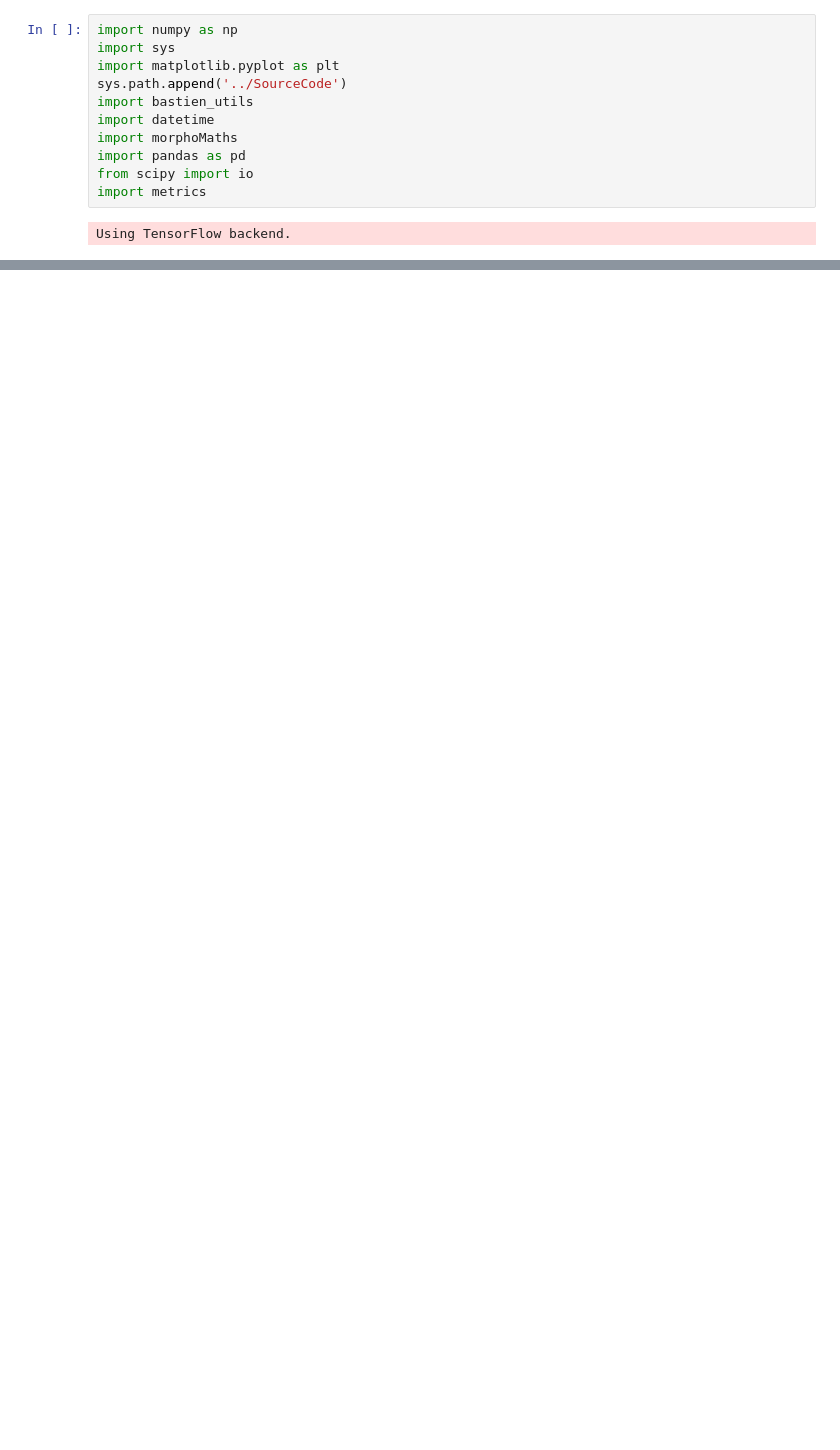
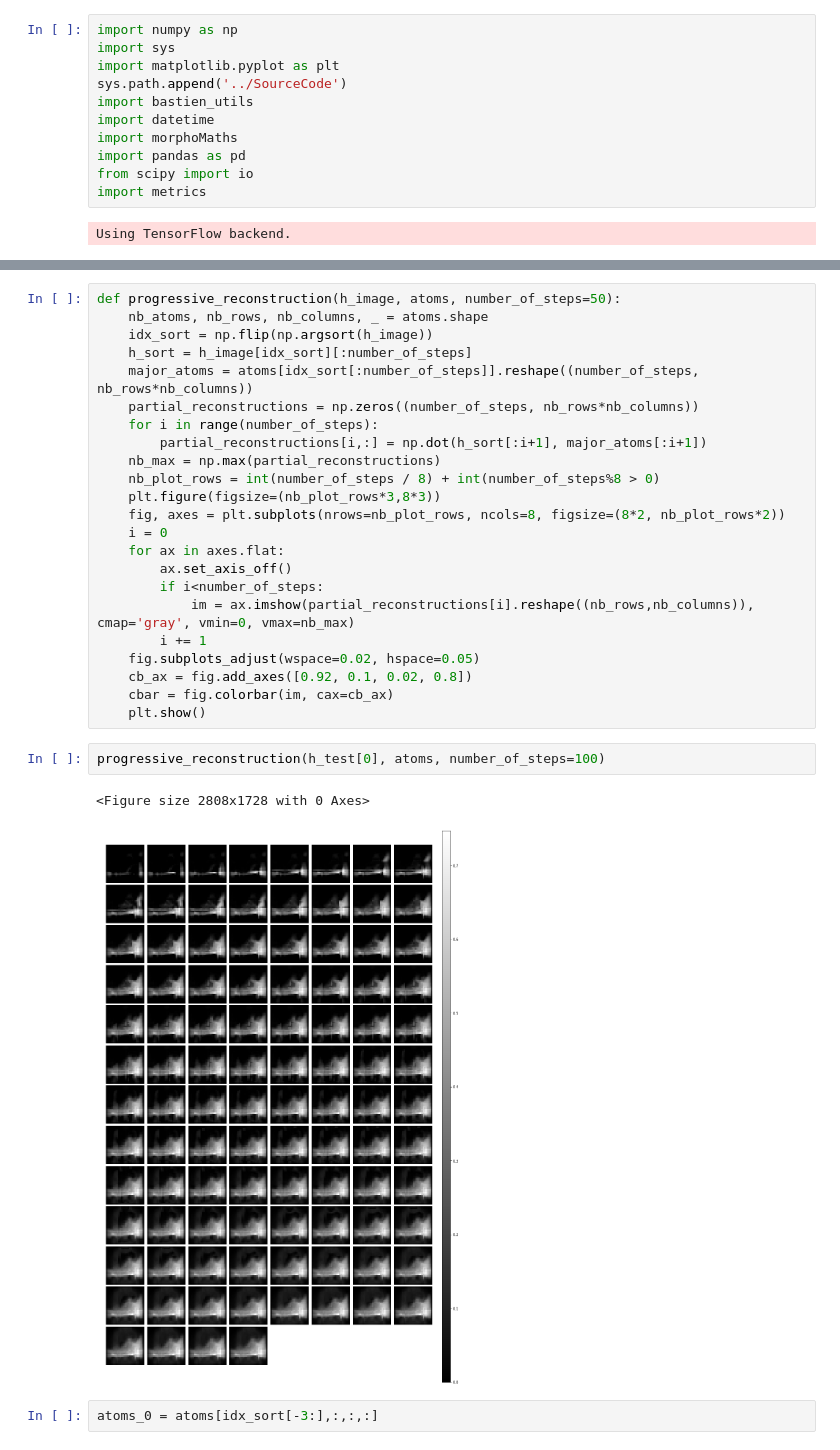
Before and after one commit to PonchonB/Mathematical_Morphologies_And_Deep_Learning, a Jupyter notebook: Notebooks/18_11_07_NNSAE_on_FashionMNIST.ipynb, the cells around one changed output, grey strips where cells are left out. Drawn from its saved outputs; the diff is of its cells as text; blank space fills up the shorter version.

```diff
--- a/Notebooks/18_11_07_NNSAE_on_FashionMNIST.ipynb
+++ b/Notebooks/18_11_07_NNSAE_on_FashionMNIST.ipynb
@@ -293,0 +142,30 @@ train Max-approximation error to dilatation (reconstruction):  0.043786209101934
+# %%
+def progressive_reconstruction(h_image, atoms, number_of_steps=50):
+    nb_atoms, nb_rows, nb_columns, _ = atoms.shape
+    idx_sort = np.flip(np.argsort(h_image))
+    h_sort = h_image[idx_sort][:number_of_steps]
+    major_atoms = atoms[idx_sort[:number_of_steps]].reshape((number_of_steps, nb_rows*nb_columns))
+    partial_reconstructions = np.zeros((number_of_steps, nb_rows*nb_columns))
+    for i in range(number_of_steps):
+        partial_reconstructions[i,:] = np.dot(h_sort[:i+1], major_atoms[:i+1])
+    nb_max = np.max(partial_reconstructions)
+    nb_plot_rows = int(number_of_steps / 8) + int(number_of_steps%8 > 0)
+    plt.figure(figsize=(nb_plot_rows*3,8*3))
+    fig, axes = plt.subplots(nrows=nb_plot_rows, ncols=8, figsize=(8*2, nb_plot_rows*2))
+    i = 0
+    for ax in axes.flat:
+        ax.set_axis_off()
+        if i<number_of_steps:
+            im = ax.imshow(partial_reconstructions[i].reshape((nb_rows,nb_columns)), cmap='gray', vmin=0, vmax=nb_max)
+        i += 1
+    fig.subplots_adjust(wspace=0.02, hspace=0.05)
+    cb_ax = fig.add_axes([0.92, 0.1, 0.02, 0.8])
+    cbar = fig.colorbar(im, cax=cb_ax)
+    plt.show()
+# %%
+progressive_reconstruction(h_test[0], atoms, number_of_steps=100)
+# %% [output]
+<Figure size 2808x1728 with 0 Axes>
+[figure, added]
+# %%
+atoms_0 = atoms[idx_sort[-3:],:,:,:]
```
Also changed, not shown: parts of 95 cells of this notebook, 25 other files.
